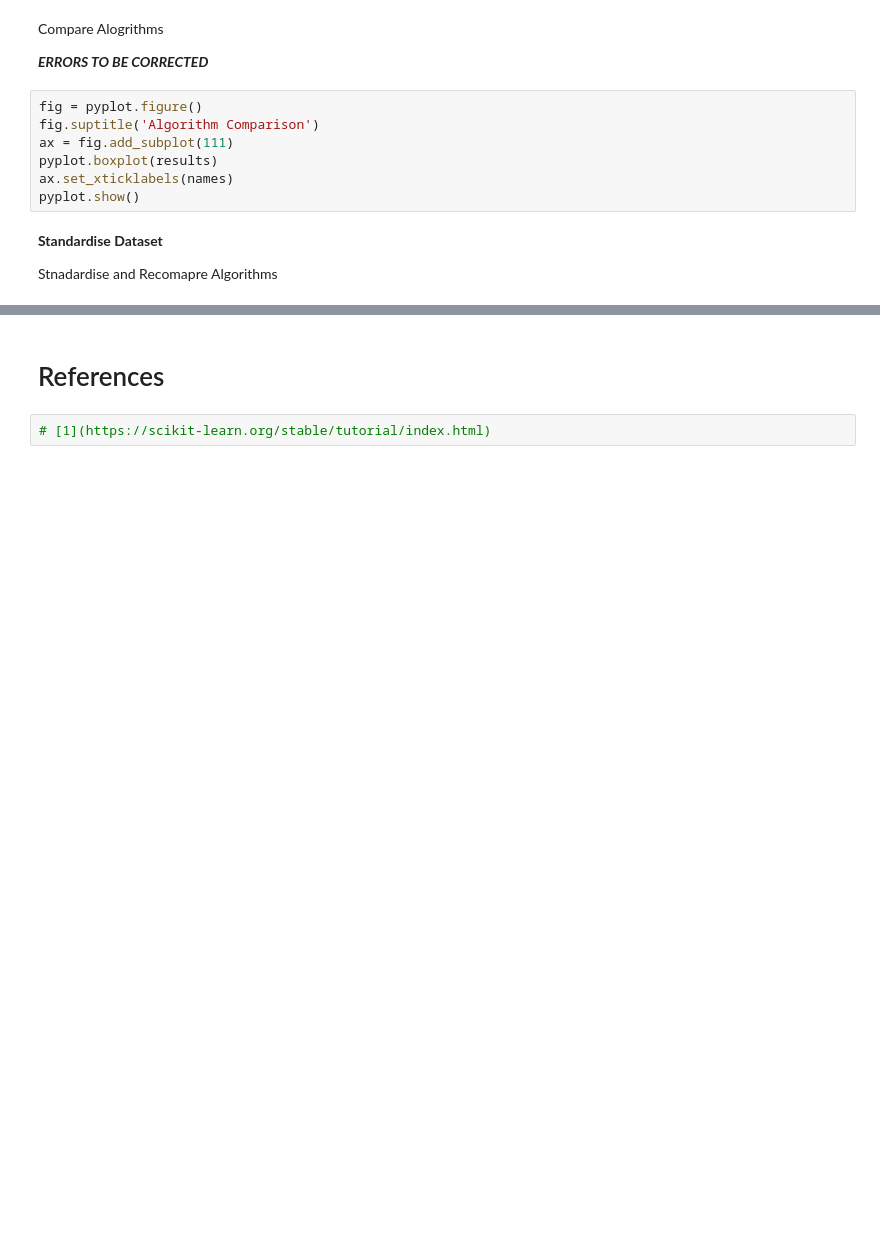
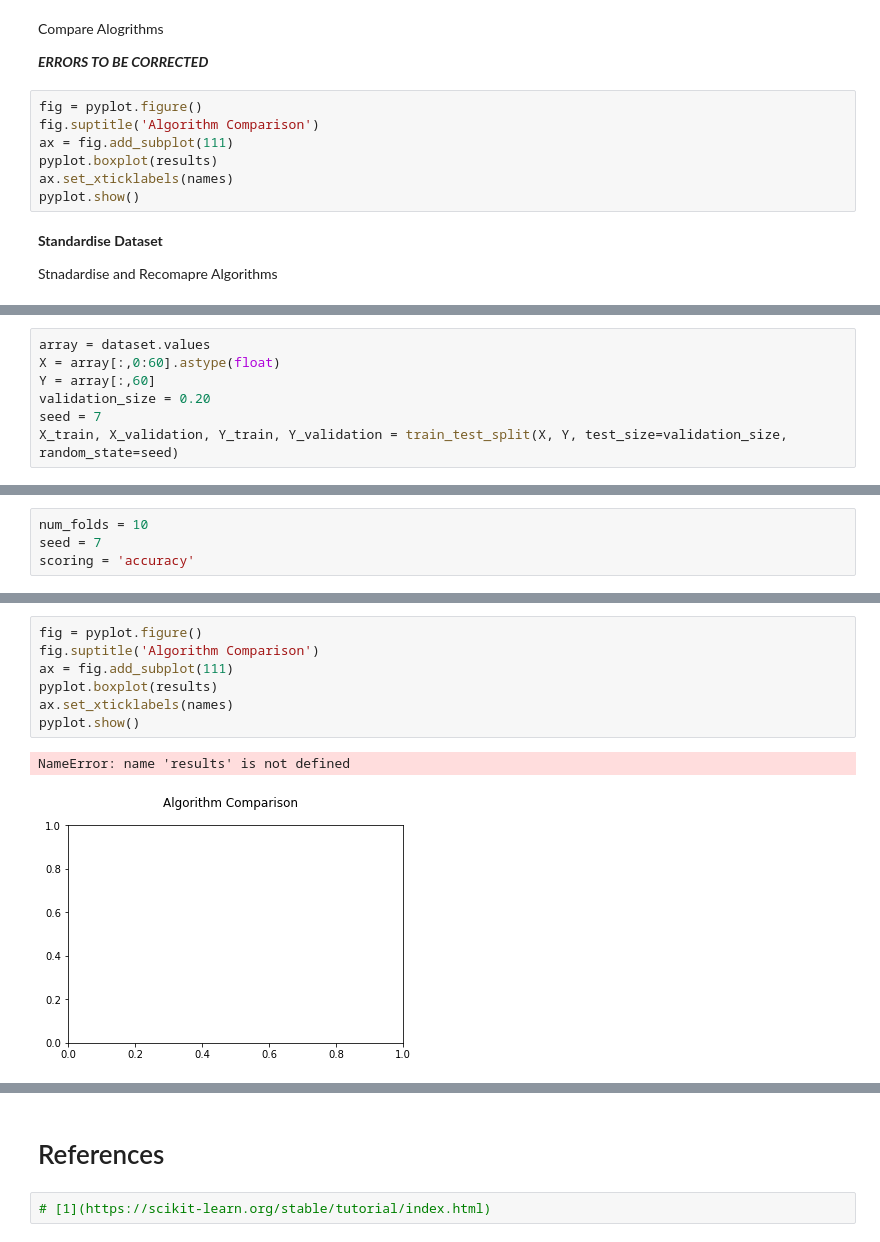
Before and after one commit to SharonNicG/52954-Machine-Learning-and-Statistics, a Jupyter notebook: scikit-learn.ipynb, the cells around one changed output, grey strips where cells are left out. Cells and saved outputs as stored; diff of their text form; blank space fills up the shorter version.

```diff
--- a/scikit-learn.ipynb
+++ b/scikit-learn.ipynb
@@ -396,0 +522,7 @@ NameError: name 'Pipeline' is not defined
+# %%
+array = dataset.values
+X = array[:,0:60].astype(float)
+Y = array[:,60]
+validation_size = 0.20
+seed = 7
+X_train, X_validation, Y_train, Y_validation = train_test_split(X, Y, test_size=validation_size, random_state=seed)
@@ -396,0 +531,4 @@ NameError: name 'Pipeline' is not defined
+# %%
+num_folds = 10
+seed = 7
+scoring = 'accuracy'
@@ -396,0 +554,10 @@ NameError: name 'Pipeline' is not defined
+# %%
+fig = pyplot.figure()
+fig.suptitle('Algorithm Comparison')
+ax = fig.add_subplot(111)
+pyplot.boxplot(results)
+ax.set_xticklabels(names)
+pyplot.show()
+# %% [output]
+NameError: name 'results' is not defined
+[figure, added]
```
Also changed, not shown: parts of 30 cells of this notebook, 1 other file.
